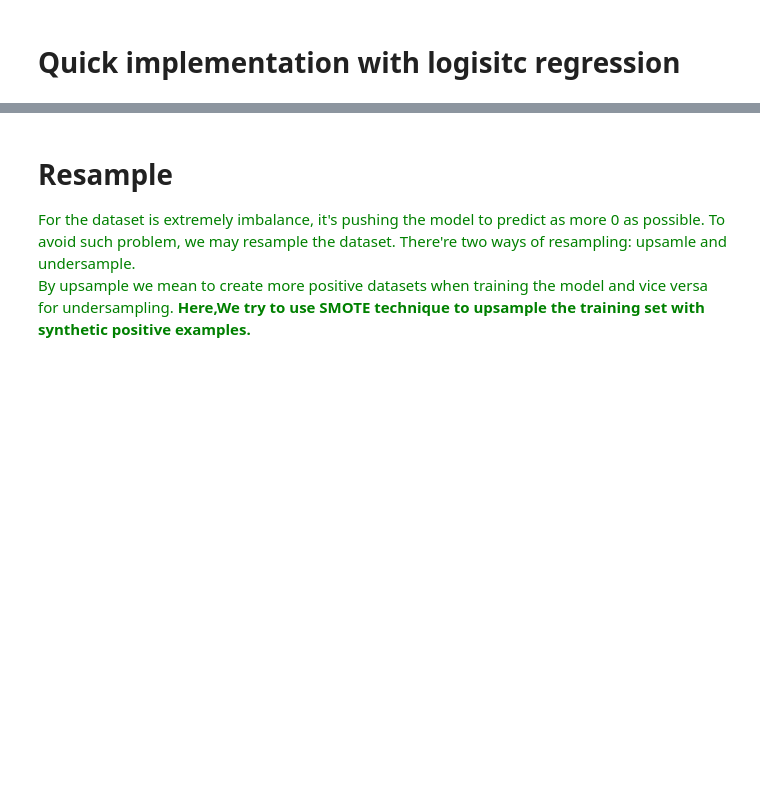
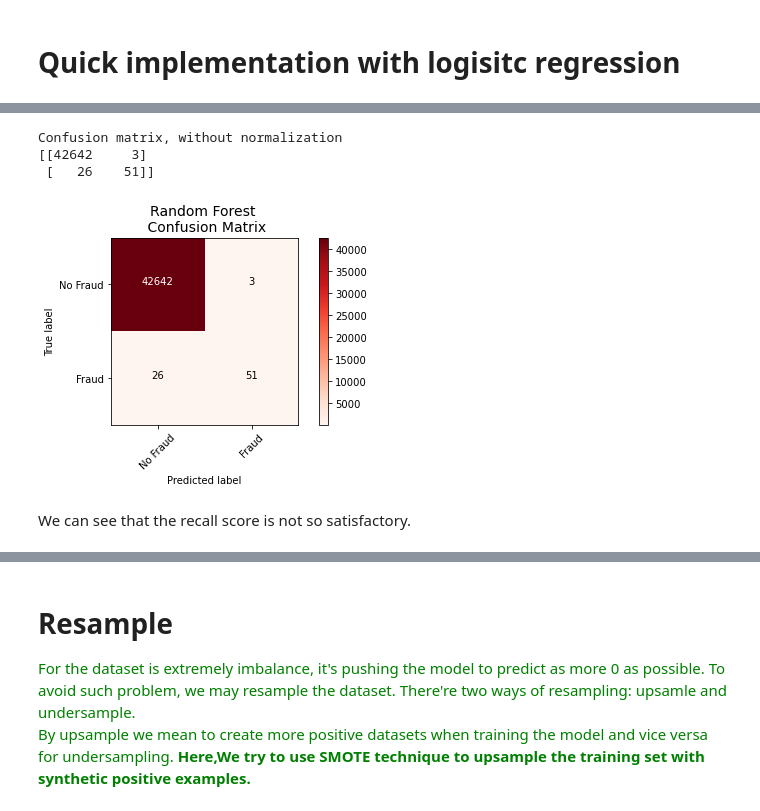
Before and after one commit to Holden-Lin/fraud_detection, a Jupyter notebook: creditcard_fraud.ipynb, the cells around one changed output, grey strips where cells are left out. Drawn from its saved outputs; the diff is of its cells as text; code cells hidden in the pictures; blank space fills up the shorter version.

```diff
--- a/creditcard_fraud.ipynb
+++ b/creditcard_fraud.ipynb
@@ -136,0 +255,13 @@ pr_curve = plt.plot(precision, recall, label ='Precision-Recall Curve')
+# %%
+forest_cm = confusion_matrix(y_test, forest.predict(X_test))
+labels = ['No Fraud', 'Fraud']
+
+plt.figure()
+plot_confusion_matrix(forest_cm, labels, title="Random Forest \n Confusion Matrix", cmap=plt.cm.Reds)
+# %% [output]
+Confusion matrix, without normalization
+[[42642     3]
+ [   26    51]]
+[figure, added]
+# %% [markdown]
+We can see that the recall score is not so satisfactory.
```
Also changed, not shown: parts of 58 cells of this notebook, 1 other file.
